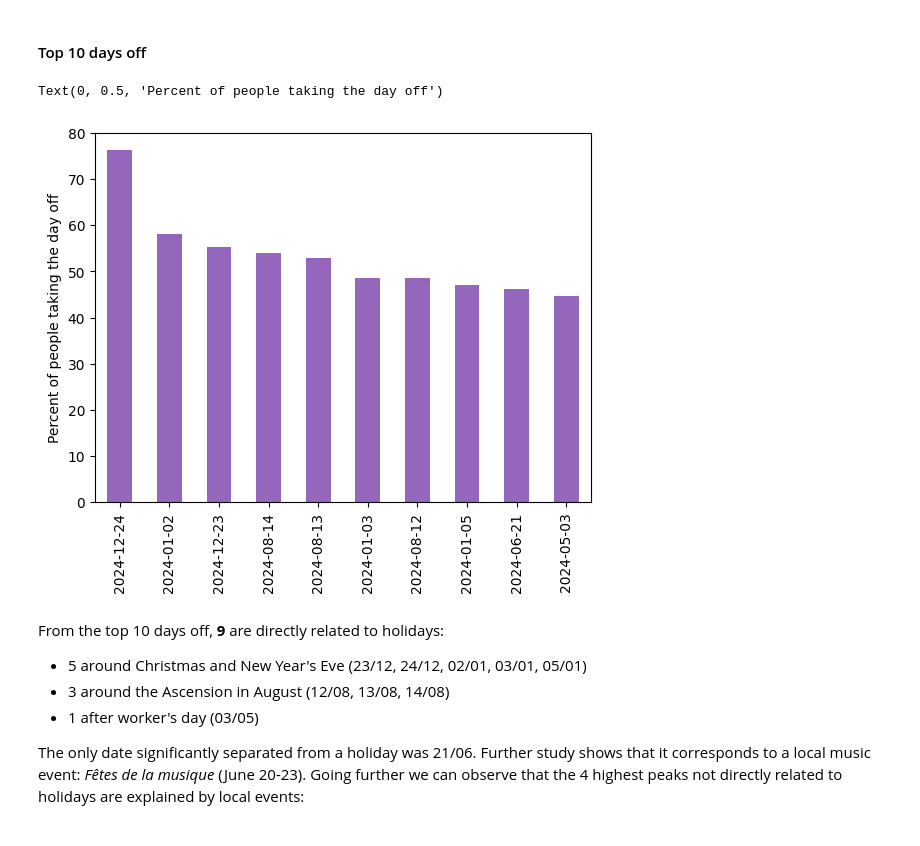
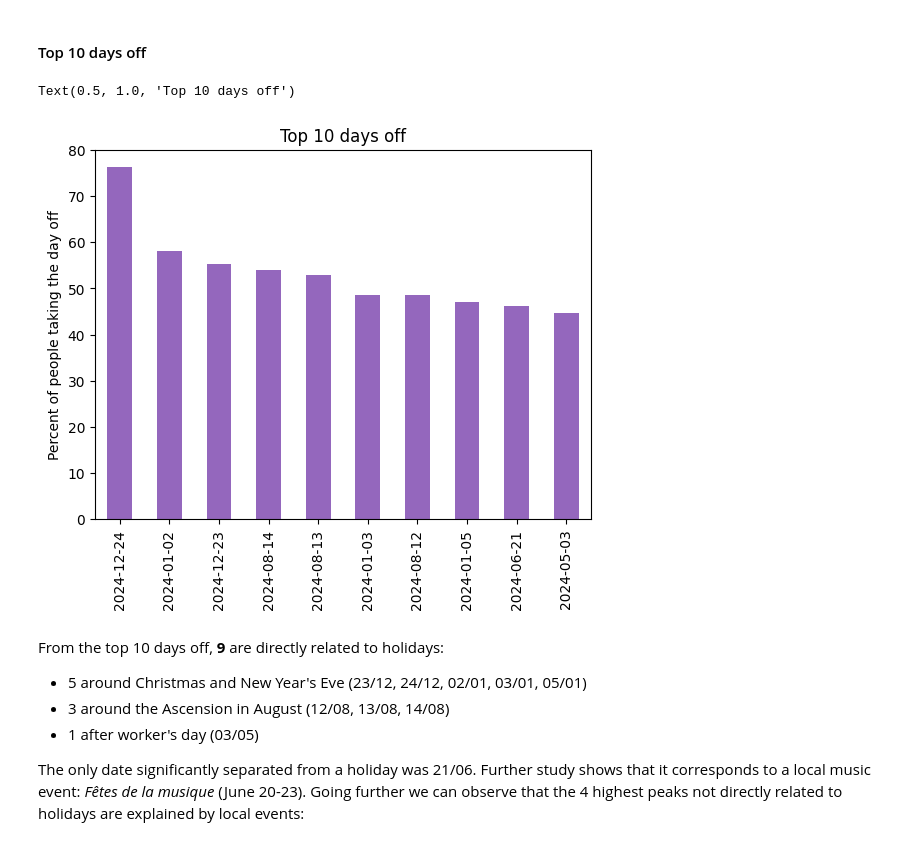
Before and after one commit to Fnor-BE/on-duty-2024, a Jupyter notebook: on-duty.ipynb, the cells around one changed output. Cells and saved outputs as stored; diff of their text form; code cells hidden in the pictures.

```diff
--- a/on-duty.ipynb
+++ b/on-duty.ipynb
@@ -123,7 +123,7 @@ df['Code'] = df['Code'].map(replace_code)
 # %% [markdown]
 ## Merging dims
 # %%
-df = pd.merge(df, codes, how='left', on='Code')
+df = pd.merge(df, codes, on='Code')
 df = pd.merge(df, dimdate, on='DateKey')
 df['Date'] = pd.to_datetime(df['Date']).dt.date
 # %% [markdown]
@@ -314,11 +309,12 @@ However a few spikes can be observed at others dates, seemingly unrelated to hol
 # %%
 top_off = normalized_daily_status['Off'].sort_values(ascending=False).head(10)
 top_off.plot(kind='bar', color=colors[3])
 plt.xlabel('')
 plt.ylabel('Percent of people taking the day off')
+plt.title('Top 10 days off')
 # %% [output]
-Text(0, 0.5, 'Percent of people taking the day off')
+Text(0.5, 1.0, 'Top 10 days off')
-[figure, old version]
+[figure, new version]
 # %% [markdown]
 From the top 10 days off, **9** are directly related to holidays:
 - 5 around Christmas and New Year's Eve (23/12, 24/12, 02/01, 03/01, 05/01)
```
Also changed, not shown: parts of 8 cells of this notebook.
